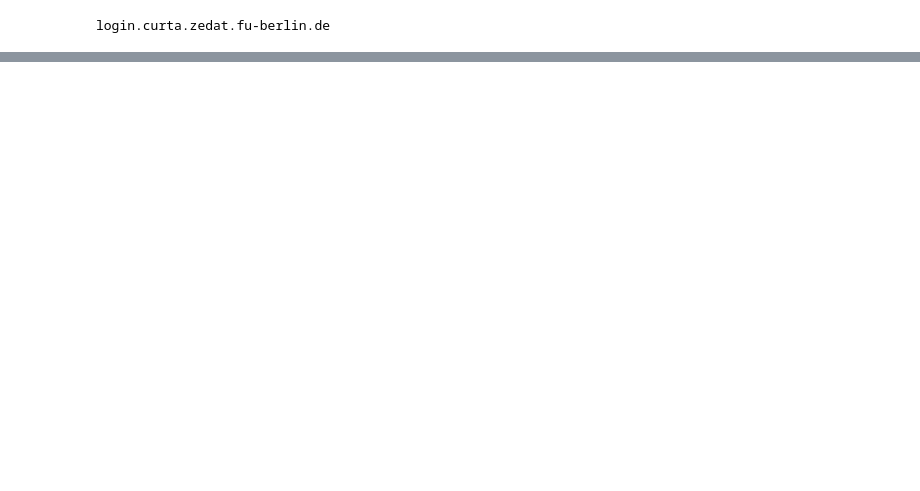
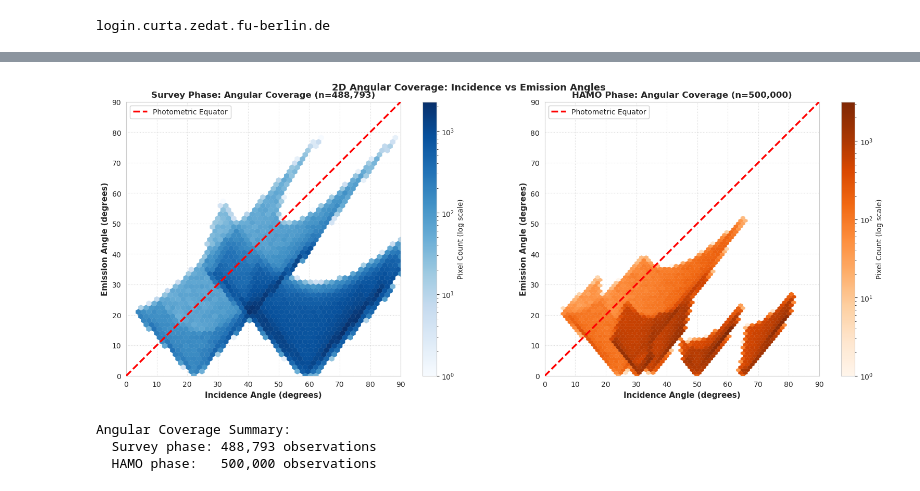
Before and after one commit to kaushikmastro/PhotometryPipeline, a Jupyter notebook: notebooks/spatial_sanity_check.ipynb, the cells around one changed output, grey strips where cells are left out. Cells and saved outputs as stored; diff of their text form; code cells hidden in the pictures; blank space fills up the shorter version.

```diff
--- a/notebooks/spatial_sanity_check.ipynb
+++ b/notebooks/spatial_sanity_check.ipynb
@@ -944,0 +322,65 @@ Emission range: 4.42 to 75.00 deg
+# %%
+# 2D Hexbin Density Map: Angular Coverage Analysis
+# Visualize photometric equator (incidence = emission) for Hapke model coverage
+
+import numpy as np
+from matplotlib.colors import LogNorm
+
+# Prepare data for hexbin visualization
+fig, axes = plt.subplots(1, 2, figsize=(16, 6), constrained_layout=True)
+
+# Create hexbin for Survey and HAMO separately
+phases = ['survey', 'hamo']
+phase_labels = ['Survey', 'HAMO']
+colors_list = ['Blues', 'Oranges']
+
+for _idx, (ax, phase, phase_label, cmap) in enumerate(zip(axes, phases, phase_labels, colors_list, strict=True)):
+    # Filter data for this phase
+    phase_data = plot_df[plot_df['phase_type'] == phase].copy()
+
+    # Create hexbin with logarithmic scale
+    hexbin = ax.hexbin(
+        phase_data['incidence'],
+        phase_data['emission'],
+        gridsize=50,  # Size of hexagons
+        cmap=cmap,
+        norm=LogNorm(),  # Logarithmic color scale
+        mincnt=1,  # Minimum counts per hexagon to display
+        edgecolors='face',
+        linewidths=0.2,
+    )
+
+    # Draw photometric equator (incidence = emission)
+    ax.plot([0, 90], [0, 90], 'r--', linewidth=2.5, label='Photometric Equator', zorder=5)
+
+    # Set limits and labels
+    ax.set_xlim(0, 90)
+    ax.set_ylim(0, 90)
+    ax.set_xlabel('Incidence Angle (degrees)', fontsize=11, fontweight='bold')
+    ax.set_ylabel('Emission Angle (degrees)', fontsize=11, fontweight='bold')
+    ax.set_title(f'{phase_label} Phase: Angular Coverage (n={len(phase_data):,})',
+                 fontsize=12, fontweight='bold')
+
+    # Add colorbar
+    cbar = plt.colorbar(hexbin, ax=ax)
+    cbar.set_label('Pixel Count (log scale)', fontsize=10)
+
+    # Add grid for reference
+    ax.grid(True, alpha=0.3, linestyle=':', color='gray')
+    ax.set_aspect('equal')
+
+    # Add legend for photometric equator
+    ax.legend(loc='upper left', fontsize=10, framealpha=0.95)
+
+plt.suptitle('2D Angular Coverage: Incidence vs Emission Angles',
+             fontsize=13, fontweight='bold', y=1.02)
+plt.show()
+
+print("\nAngular Coverage Summary:")
+print(f"  Survey phase: {len(plot_df[plot_df['phase_type'] == 'survey']):,} observations")
+print(f"  HAMO phase:   {len(plot_df[plot_df['phase_type'] == 'hamo']):,} observations")
+# %% [output]
+[figure, added]
+Angular Coverage Summary:
+  Survey phase: 488,793 observations
+  HAMO phase:   500,000 observations
```
Also changed, not shown: parts of 31 cells of this notebook, 25 other files.
